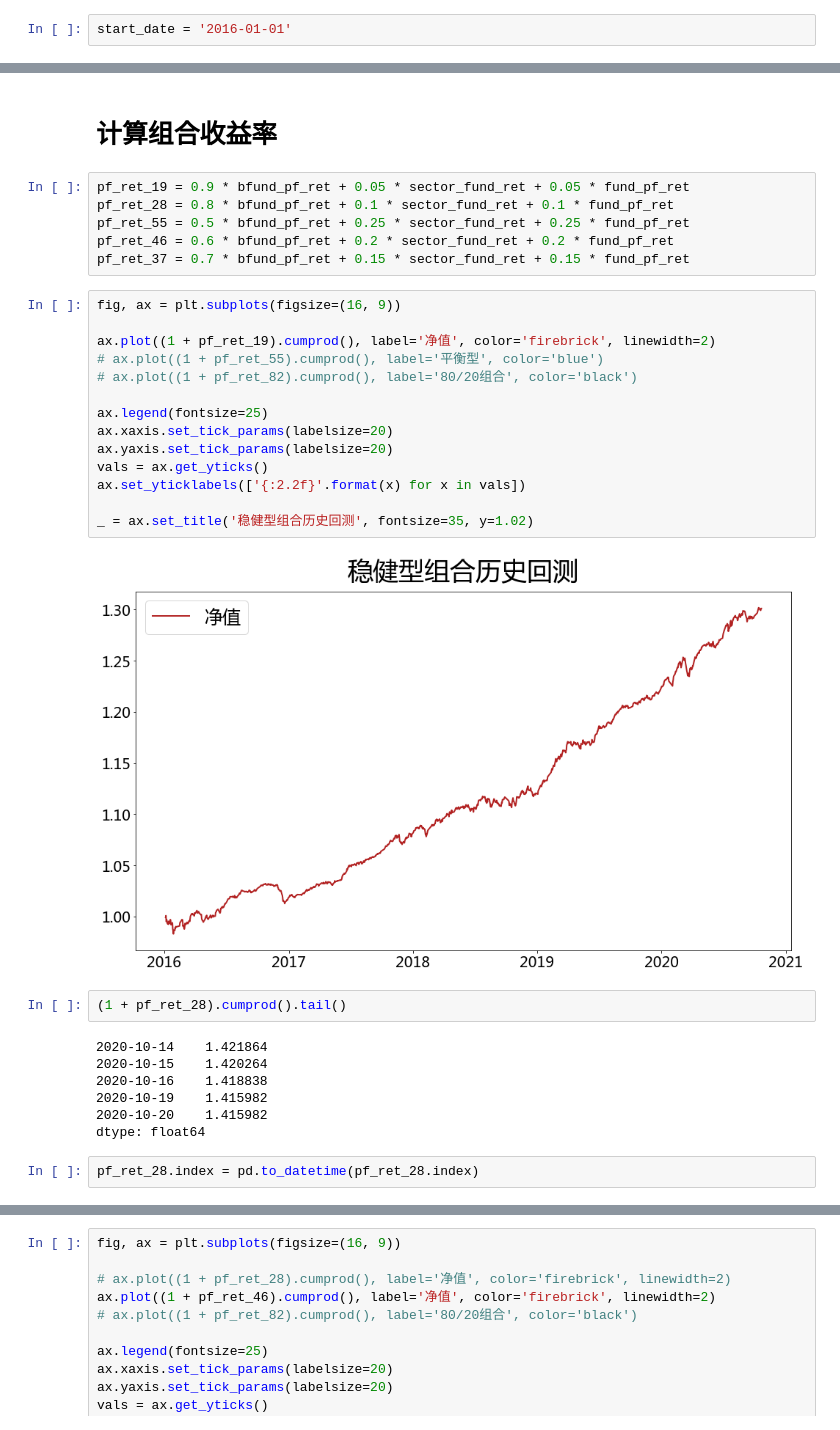
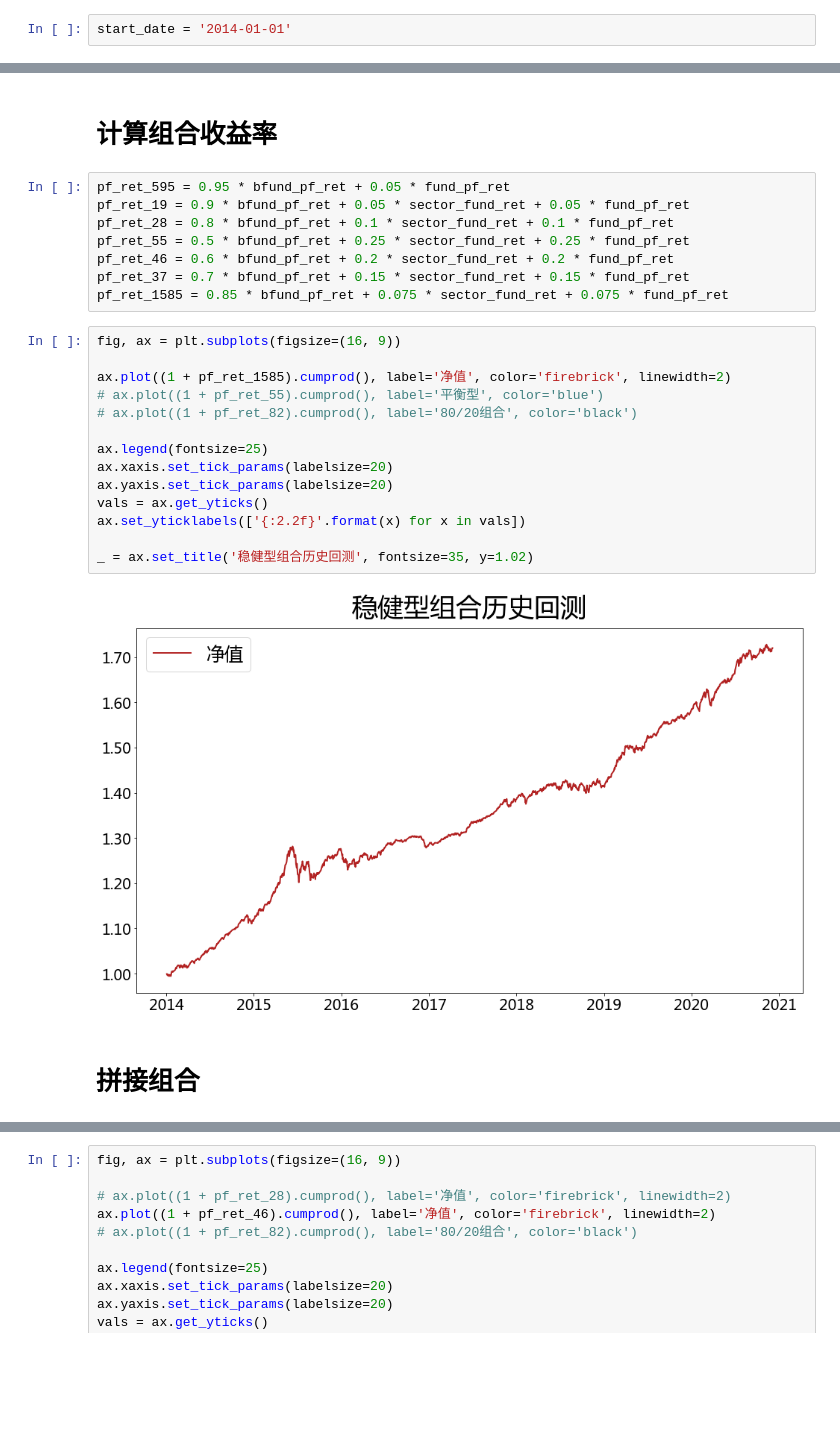
Before and after one commit to yf1291/zjsxzy_in_js, a Jupyter notebook: Research/资产配置研究/notebook/资产配置组合回测.ipynb, the cells around one changed output, grey strips where cells are left out. Cells and saved outputs as stored; diff of their text form; blank space fills up the shorter version.

```diff
--- a/Research/资产配置研究/notebook/资产配置组合回测.ipynb
+++ b/Research/资产配置研究/notebook/资产配置组合回测.ipynb
@@ -18,7 +22,7 @@ def metric(ret):
     print(empyrical.max_drawdown(ret))
     print(empyrical.sharpe_ratio(ret))
 # %%
-start_date = '2016-01-01'
+start_date = '2014-01-01'
 # %%
 end_date = dt.datetime.today().strftime('%Y-%m-%d')
 # %% [markdown]
@@ -86,35 +90,28 @@ bfund_pf_ret = bfund_ret.mean(axis=1)
 # %% [markdown]
 # 计算组合收益率
 # %%
+pf_ret_595 = 0.95 * bfund_pf_ret + 0.05 * fund_pf_ret
 pf_ret_19 = 0.9 * bfund_pf_ret + 0.05 * sector_fund_ret + 0.05 * fund_pf_ret
 pf_ret_28 = 0.8 * bfund_pf_ret + 0.1 * sector_fund_ret + 0.1 * fund_pf_ret
 pf_ret_55 = 0.5 * bfund_pf_ret + 0.25 * sector_fund_ret + 0.25 * fund_pf_ret
 pf_ret_46 = 0.6 * bfund_pf_ret + 0.2 * sector_fund_ret + 0.2 * fund_pf_ret
 pf_ret_37 = 0.7 * bfund_pf_ret + 0.15 * sector_fund_ret + 0.15 * fund_pf_ret
+pf_ret_1585 = 0.85 * bfund_pf_ret + 0.075 * sector_fund_ret + 0.075 * fund_pf_ret
 # %%
 fig, ax = plt.subplots(figsize=(16, 9))
 
-ax.plot((1 + pf_ret_19).cumprod(), label='净值', color='firebrick', linewidth=2)
+ax.plot((1 + pf_ret_1585).cumprod(), label='净值', color='firebrick', linewidth=2)
 # ax.plot((1 + pf_ret_55).cumprod(), label='平衡型', color='blue')
 # ax.plot((1 + pf_ret_82).cumprod(), label='80/20组合', color='black')
 
 ax.legend(fontsize=25)
 ax.xaxis.set_tick_params(labelsize=20)
 ax.yaxis.set_tick_params(labelsize=20)
 vals = ax.get_yticks()
 ax.set_yticklabels(['{:2.2f}'.format(x) for x in vals])
 
 _ = ax.set_title('稳健型组合历史回测', fontsize=35, y=1.02)
 # %% [output]
-[figure, old version]
+[figure, new version]
-# %%
-(1 + pf_ret_28).cumprod().tail()
-# %% [output]
-2020-10-14    1.421864
-2020-10-15    1.420264
-2020-10-16    1.418838
-2020-10-19    1.415982
-2020-10-20    1.415982
-dtype: float64
-# %%
-pf_ret_28.index = pd.to_datetime(pf_ret_28.index)
+# %% [markdown]
+# 拼接组合
```
Also changed, not shown: parts of 20 cells of this notebook, 22 other files.
